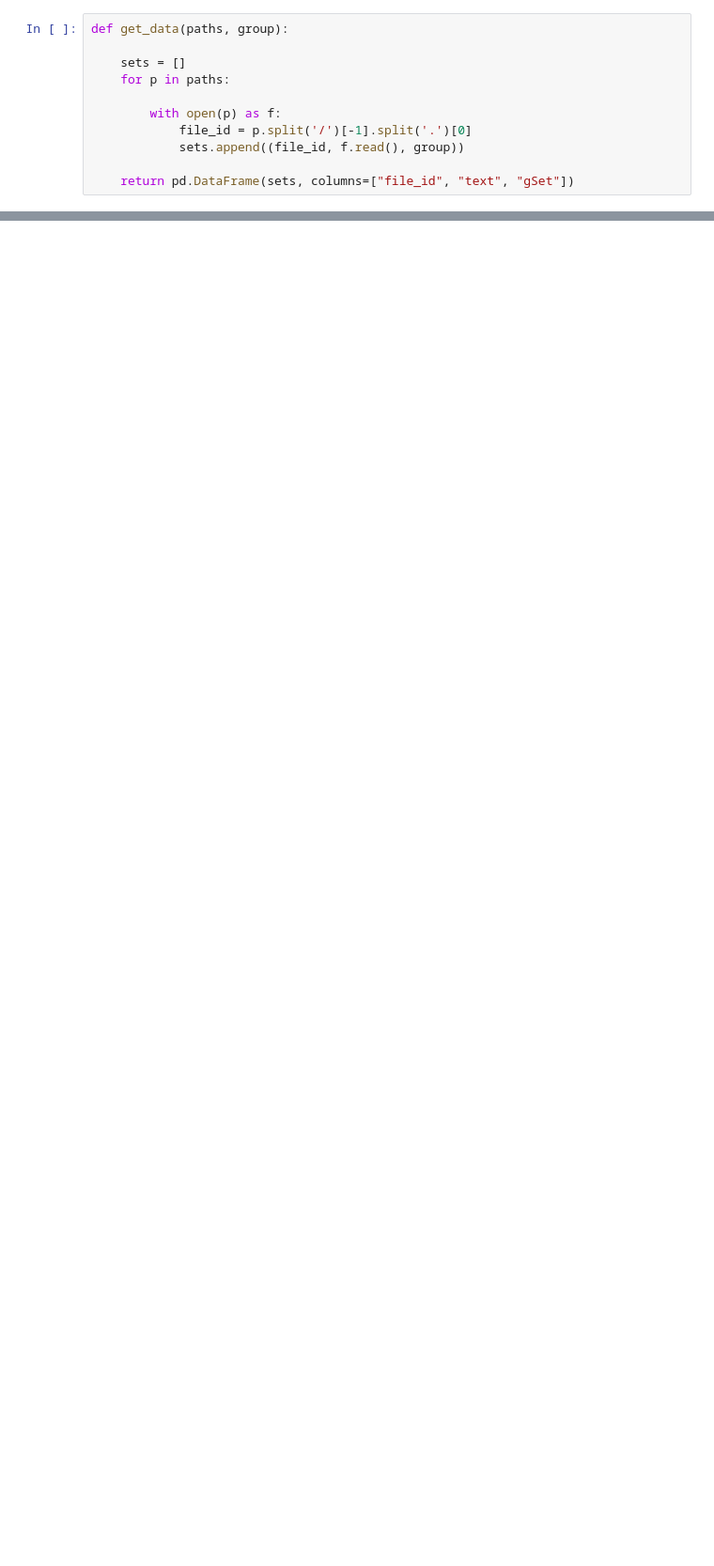
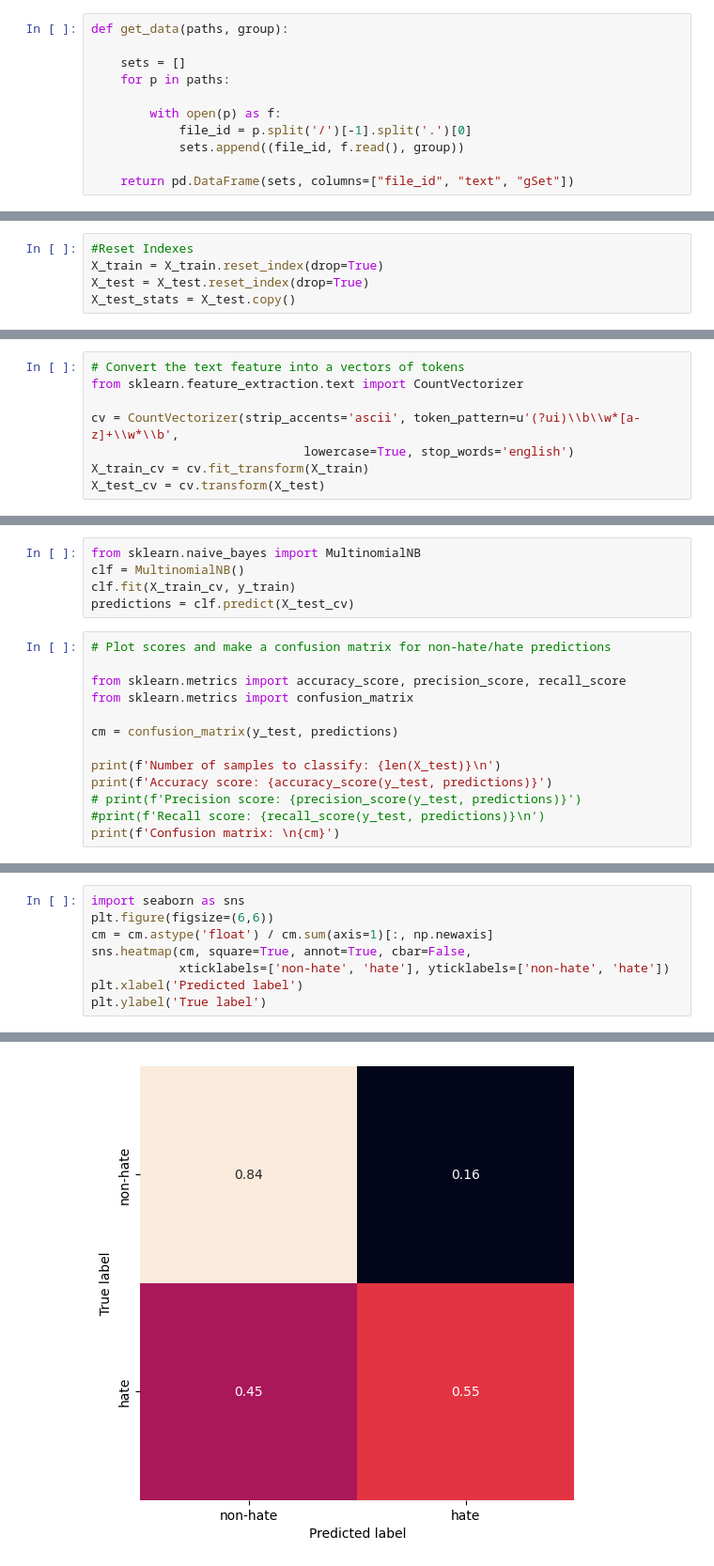
Before and after one commit to tenglina/Hate-Speech-Recognition, a Jupyter notebook: NaiiveBayesmodel.ipynb, the cells around one changed output, grey strips where cells are left out. Shown: that part at 94% size. Saved outputs shown, nothing was run; the diff lists cells and outputs as text; blank space fills up the shorter version.

Commit message:
improved Naive Bayes model

```diff
--- a/NaiiveBayesmodel.ipynb
+++ b/NaiiveBayesmodel.ipynb
@@ -118,0 +74,5 @@ accuracy_score(y_test, y_pred)
+# %%
+#Reset Indexes
+X_train = X_train.reset_index(drop=True)
+X_test = X_test.reset_index(drop=True)
+X_test_stats = X_test.copy()
@@ -118,0 +131,8 @@ accuracy_score(y_test, y_pred)
+# %%
+# Convert the text feature into a vectors of tokens
+from sklearn.feature_extraction.text import CountVectorizer
+
+cv = CountVectorizer(strip_accents='ascii', token_pattern=u'(?ui)\\b\\w*[a-z]+\\w*\\b',
+                             lowercase=True, stop_words='english')
+X_train_cv = cv.fit_transform(X_train)
+X_test_cv = cv.transform(X_test)
@@ -118,0 +162,18 @@ accuracy_score(y_test, y_pred)
+# %%
+from sklearn.naive_bayes import MultinomialNB
+clf = MultinomialNB()
+clf.fit(X_train_cv, y_train)
+predictions = clf.predict(X_test_cv)
+# %%
+# Plot scores and make a confusion matrix for non-hate/hate predictions
+
+from sklearn.metrics import accuracy_score, precision_score, recall_score
+from sklearn.metrics import confusion_matrix
+
+cm = confusion_matrix(y_test, predictions)
+
+print(f'Number of samples to classify: {len(X_test)}\n')
+print(f'Accuracy score: {accuracy_score(y_test, predictions)}')
+# print(f'Precision score: {precision_score(y_test, predictions)}')
+#print(f'Recall score: {recall_score(y_test, predictions)}\n')
+print(f'Confusion matrix: \n{cm}')
@@ -118,0 +187,9 @@ accuracy_score(y_test, y_pred)
+# %%
+import seaborn as sns
+plt.figure(figsize=(6,6))
+cm = cm.astype('float') / cm.sum(axis=1)[:, np.newaxis]
+sns.heatmap(cm, square=True, annot=True, cbar=False,
+            xticklabels=['non-hate', 'hate'], yticklabels=['non-hate', 'hate'])
+plt.xlabel('Predicted label')
+plt.ylabel('True label')
+# %% [output]
@@ -118,0 +197 @@ accuracy_score(y_test, y_pred)
+[figure, added]
```
Also changed, not shown: parts of 21 cells of this notebook.
